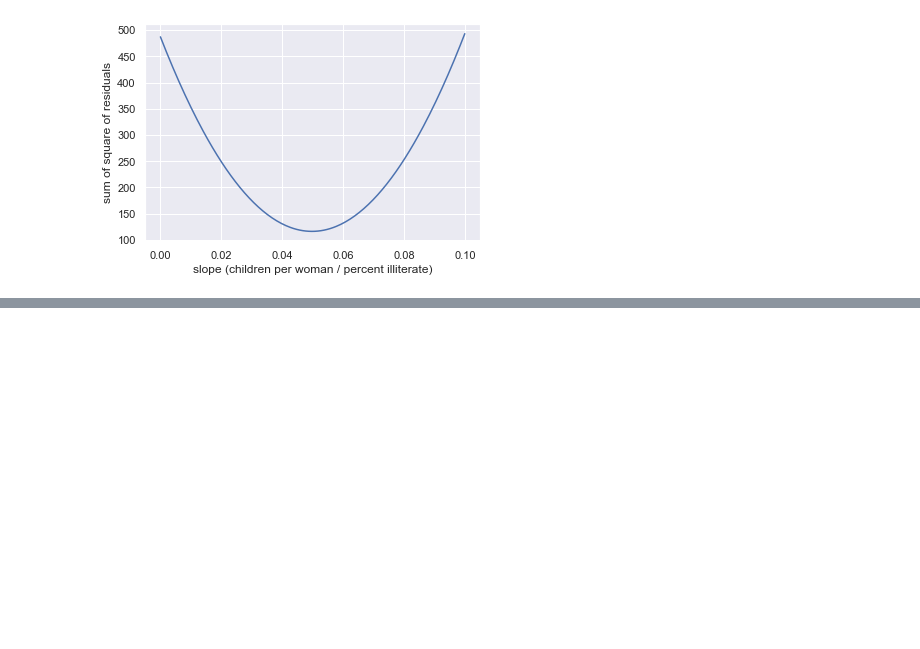
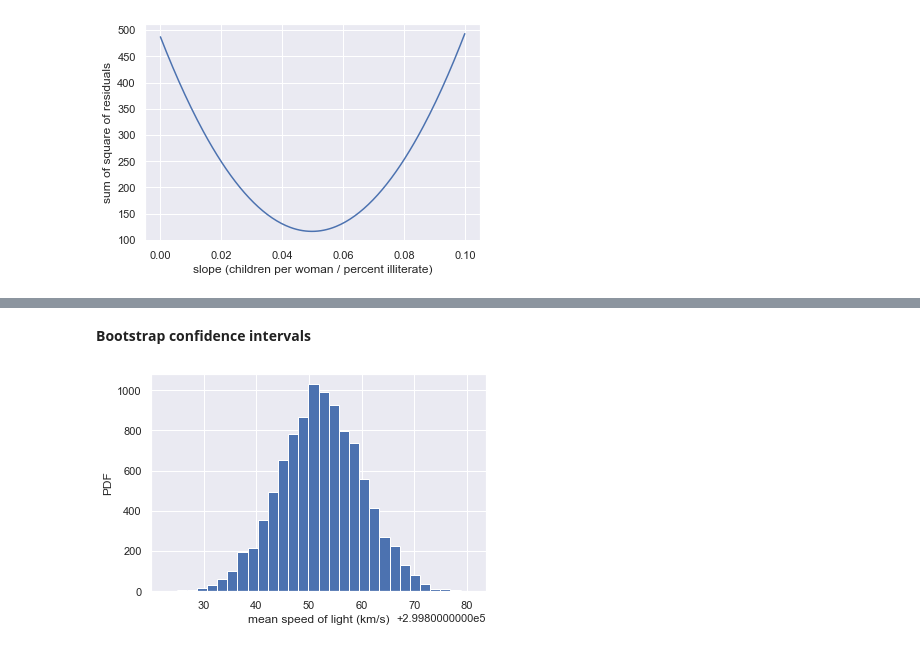
Before and after one commit to dissagaliyeva/machine_learning, a Jupyter notebook: statistics/part2.ipynb, the cells around one changed output, grey strips where cells are left out. Cells and saved outputs as stored; diff of their text form; code cells hidden in the pictures; blank space fills up the shorter version.

```diff
--- a/statistics/part2.ipynb
+++ b/statistics/part2.ipynb
@@ -229,0 +301,29 @@ plt.show()
+# %% [markdown]
+**Bootstrap confidence intervals**
+# %%
+# create a helper function to generate bootstrap replicate of 1D data
+def bootstrap_replicate_1d(data, func):
+    return func(np.random.choice(data, len(data)))
+
+# draw bootstrap replicates
+def draw_bs_reps(data, func, size=1):
+    # Initialize array of replicates: bs_replicates
+    bs_replicates = np.empty(size)
+
+    # Generate replicates
+    for i in range(size):
+        bs_replicates[i] = bootstrap_replicate_1d(data, func)
+
+    return bs_replicates
+
+bs_replicates = np.empty(10000)
+for i in range(10000):
+    bs_replicates[i] = bootstrap_replicate_1d(speed_of_light['velocity of light in air (km/s)'], np.mean)
+# %%
+# plot a histogram
+_ = plt.hist(bs_replicates, bins=30)
+_ = plt.xlabel('mean speed of light (km/s)')
+_ = plt.ylabel('PDF')
+plt.show()
+# %% [output]
+[figure, added]
```
Also changed, not shown: parts of 9 cells of this notebook.
